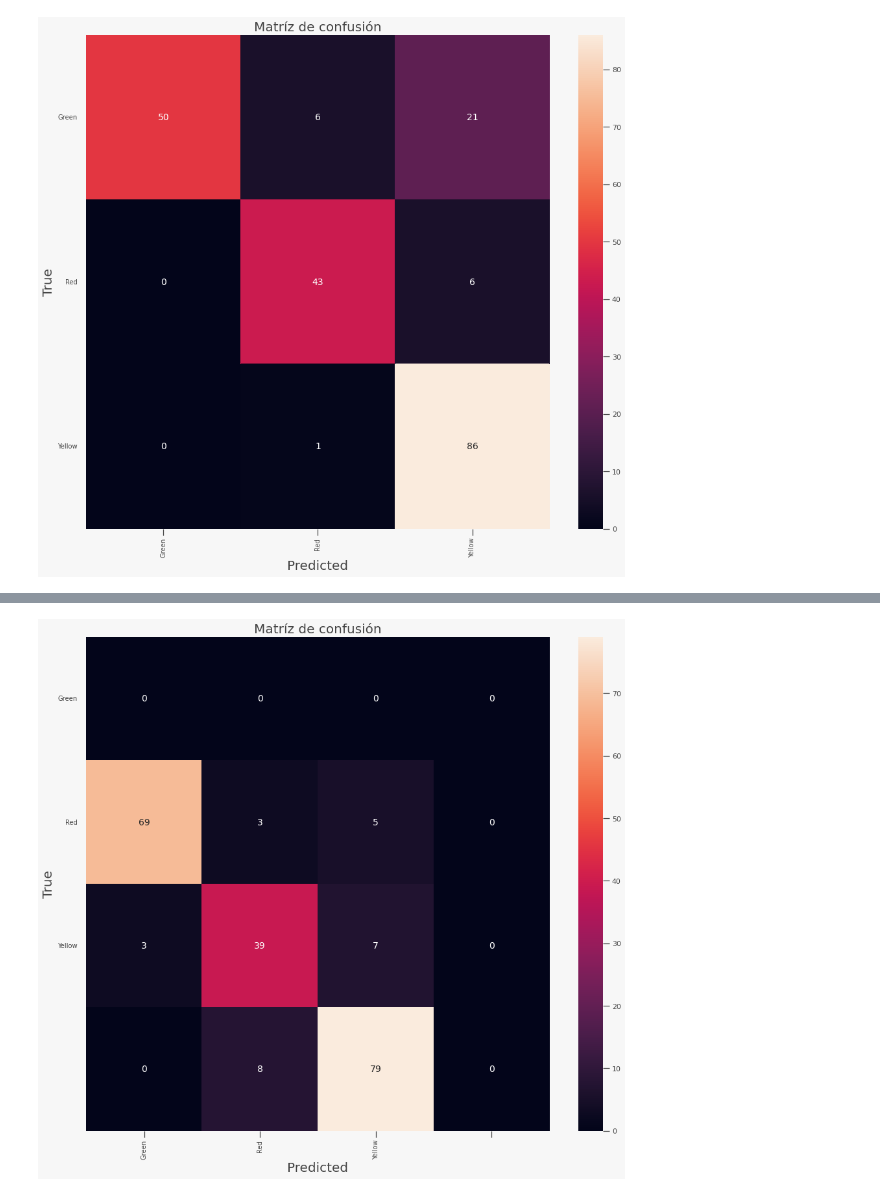
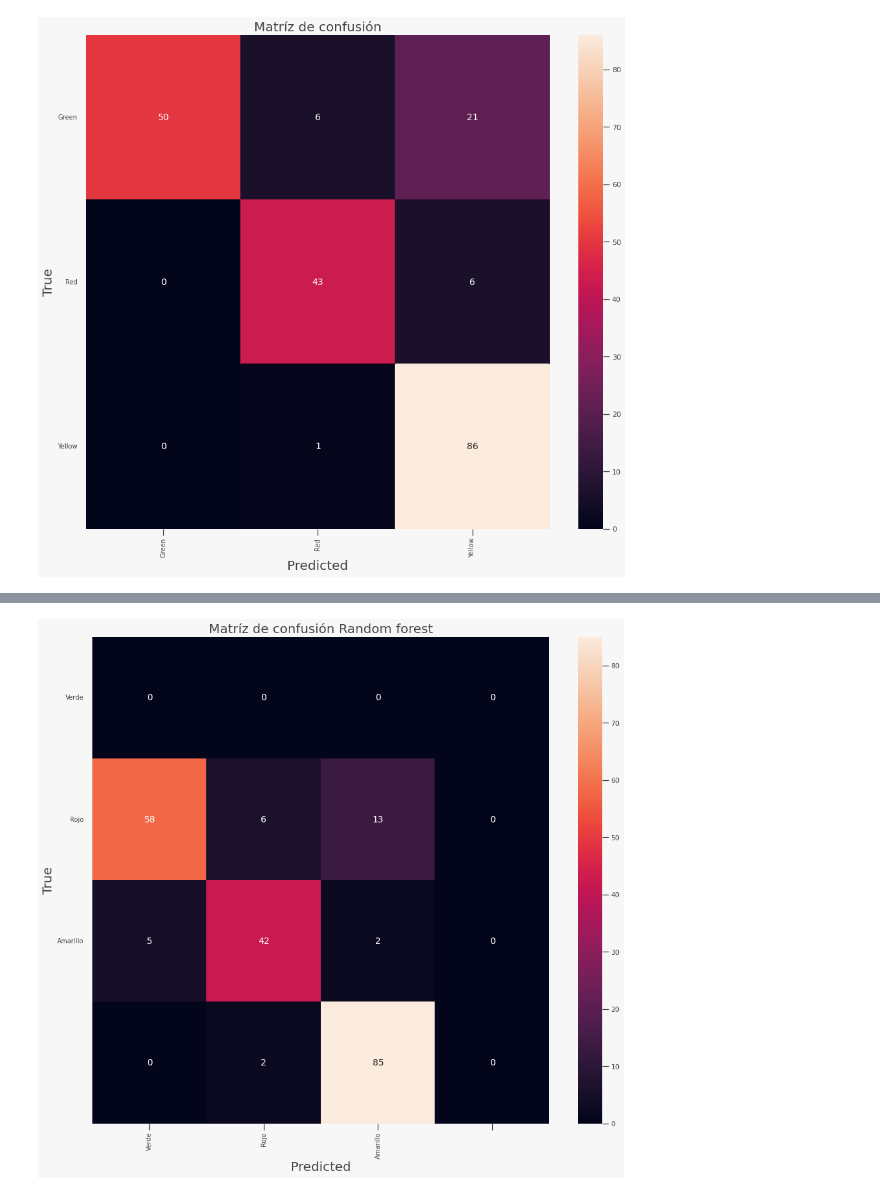
Before and after one commit to PosgradoMNA/actividades-del-projecto-equipo39, a Jupyter notebook: Reto_E2.ipynb, the cells around one changed output, grey strips where cells are left out. Drawn from its saved outputs; the diff is of its cells as text; code cells hidden in the pictures.

```diff
--- a/Reto_E2.ipynb
+++ b/Reto_E2.ipynb
@@ -647,7 +601,7 @@ from sklearn.datasets import make_classification
 import pydotplus
 from IPython.display import Image
 
-rf = RandomForestClassifier(max_depth=4, class_weight='balanced')
+rf = RandomForestClassifier(max_depth=7, class_weight='balanced')
 rf = rf.fit(x_train, y_train)
 print(rf)
 rf = rf[1]
@@ -662,6 +616,6 @@ arbol= export_graphviz (rf,
 
 
 graph = pydotplus.graph_from_dot_data(arbol)
-graph.write_png('rf.png')
-Image(filename = 'rf.png')
+graph.write_png('RF.png')
+Image(filename = 'RF.png')
 # %% [output]
@@ -713,21 +667,21 @@ weighted avg       0.10      0.10      0.09       213
 # %%
 fig = plt.figure(figsize=(16, 14))
 ax= plt.subplot()
 sns.heatmap(confusion, annot=True, ax = ax, fmt = 'g');
 
 ax.set_xlabel('Predicted', fontsize=20)
 ax.xaxis.set_label_position('bottom')
 plt.xticks(rotation=90)
-ax.xaxis.set_ticklabels(['Green','Red','Yellow'], fontsize = 10)
+ax.xaxis.set_ticklabels(['Verde','Rojo','Amarillo'], fontsize = 10)
 ax.xaxis.tick_bottom()
 
 ax.set_ylabel('True', fontsize=20)
-ax.yaxis.set_ticklabels(['Green','Red','Yellow'], fontsize = 10)
+ax.yaxis.set_ticklabels(['Verde','Rojo','Amarillo'], fontsize = 10)
 plt.yticks(rotation=0)
 
-plt.title('Matríz de confusión', fontsize=20)
+plt.title('Matríz de confusión Random forest', fontsize=20)
 
-plt.savefig('ConMat24.png')
+plt.savefig('MCrf.png')
 plt.show()
 # %% [output]
-[figure, old version]
+[figure, new version]
```
Also changed, not shown: parts of 10 cells of this notebook.
